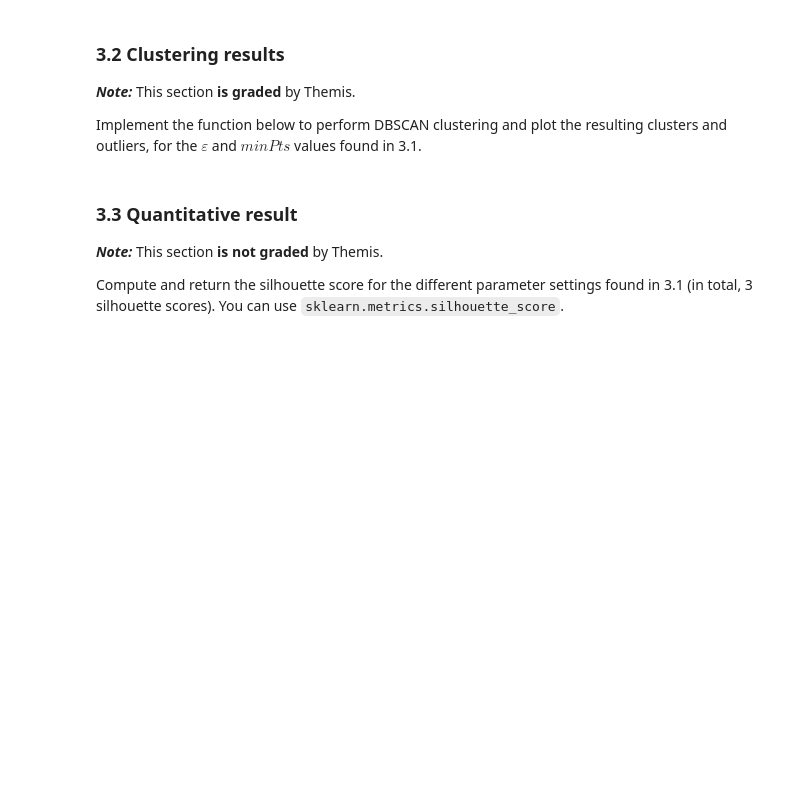
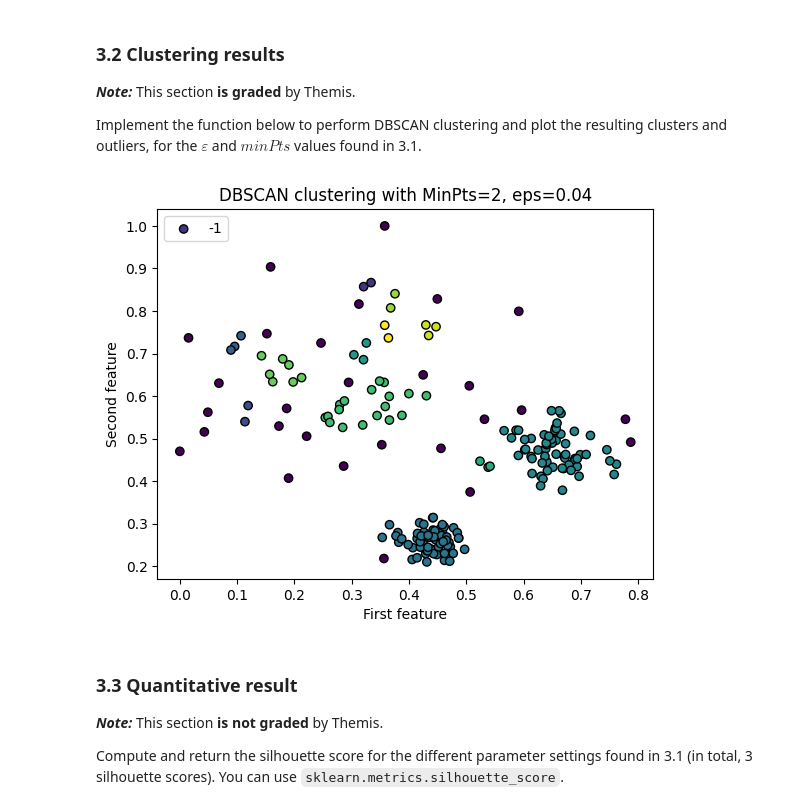
Before and after one commit to HSdeH/ml, a Jupyter notebook: a4/a4.ipynb, the cells around one changed output. Drawn from its saved outputs; the diff is of its cells as text; code cells hidden in the pictures; blank space fills up the shorter version.

Commit message:
a4: 3.1, 3.2, 3.3 (3.2: legend is broken. 3.3: missing "epsilon values determined in 3.1")

```diff
--- a/a4/a4.ipynb
+++ b/a4/a4.ipynb
@@ -176,15 +189,33 @@ Implement the function below to perform DBSCAN clustering and plot the resulting
 # %%
 def plot_db_scan(D, eps, k):
     """
     Perform DBSCAN and plot the resulting clusters.
 
     Args:
         D (ndarray): Data points.
         eps (float): The radius of the neighbourhood around a data point.
         k (int): The minimum number of points to form a dense region (MinPts).
     """
+    # perform DBSCAN
+    labels = DBSCAN(D, eps, k)
 
-    pass
+    # plot the points by cluster
+    plt.scatter(D[:, 0], D[:, 1], c=labels, edgecolors='black')
+    plt.xlabel("First feature")
+    plt.ylabel("Second feature")
+    plt.title("DBSCAN clustering with MinPts=" + str(k) + ", eps=" + str(eps))
+
+    # use label numbers (outlier = -1) directly as legend values
+    unique_labels = np.unique(labels)
+    label_vals = []
+    for l in unique_labels:
+        label_vals.append(str(int(l)))
+    plt.legend(label_vals, loc='upper left')
+
+# test code
+plot_db_scan(data, 0.04, 2)
+# %% [output]
+[figure, added]
 # %% [markdown]
 ### 3.3 Quantitative result
 
```
Also changed, not shown: parts of 3 cells of this notebook.
